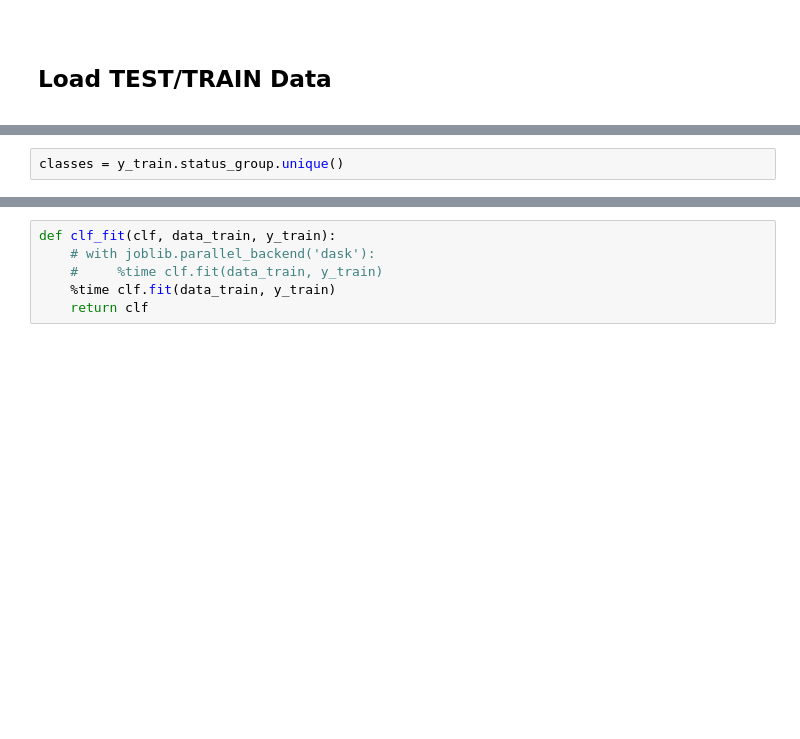
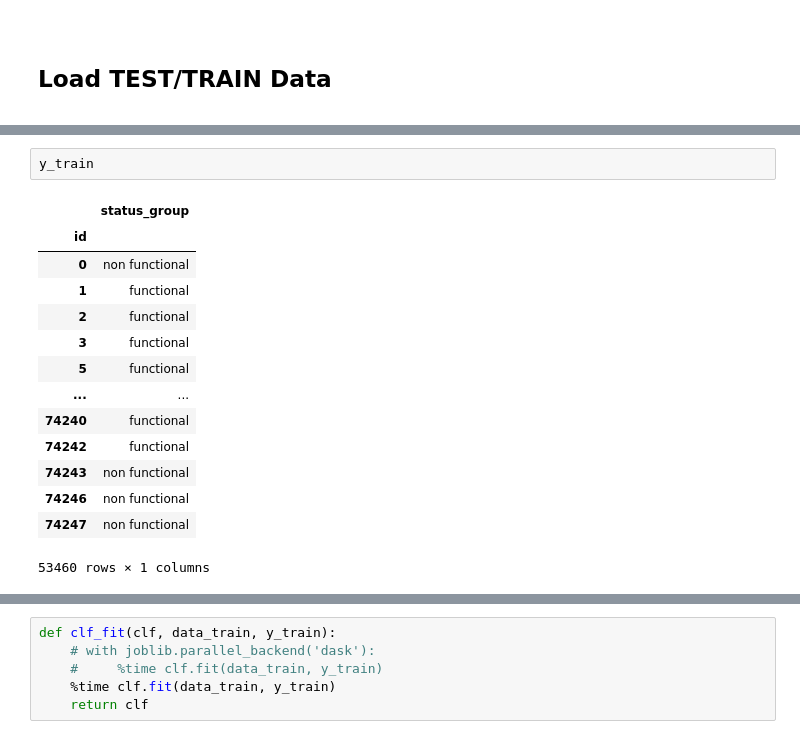
Before and after one commit to sacontreras/dsc-mod-3-project-v2-1-online-ds-sp-000, a Jupyter notebook: models.ipynb, the cells around one changed output, grey strips where cells are left out. Drawn from its saved outputs; the diff is of its cells as text; blank space fills up the shorter version.

```diff
--- a/models.ipynb
+++ b/models.ipynb
@@ -92,5 +139,20 @@ Data columns (total 1 columns):
  0   status_group  53460 non-null  object
 dtypes: object(1)
 memory usage: 835.3+ KB
-# %%
-classes = y_train.status_group.unique()
+# %%
+y_train
+# %% [output]
+|  | status_group |
+| id |  |
+| 0 | non functional |
+| 1 | functional |
+| 2 | functional |
+| 3 | functional |
+| 5 | functional |
+| ... | ... |
+| 74240 | functional |
+| 74242 | functional |
+| 74243 | non functional |
+| 74246 | non functional |
+| 74247 | non functional |
+53460 rows × 1 columns
```
Also changed, not shown: parts of 37 cells of this notebook, 6 other files.
